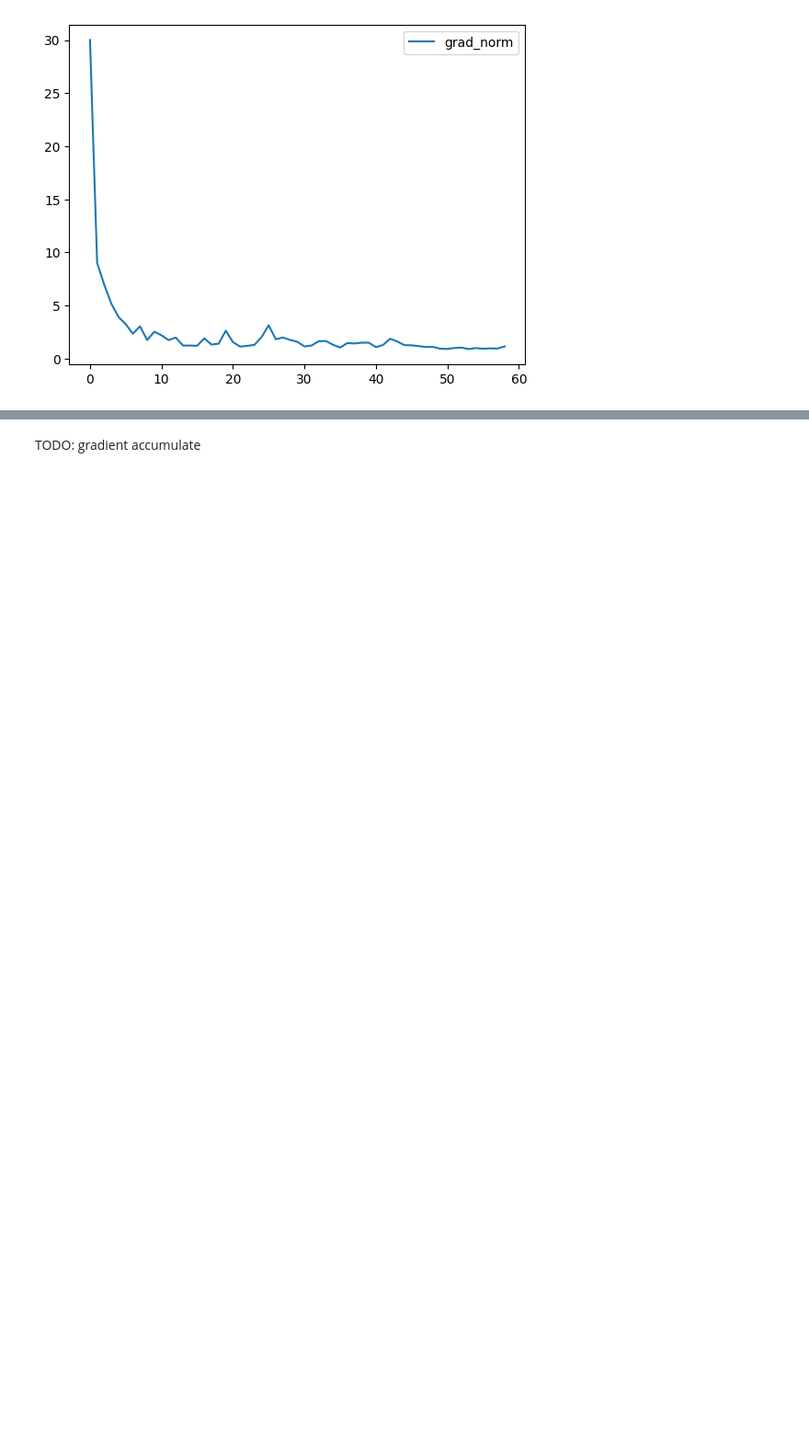
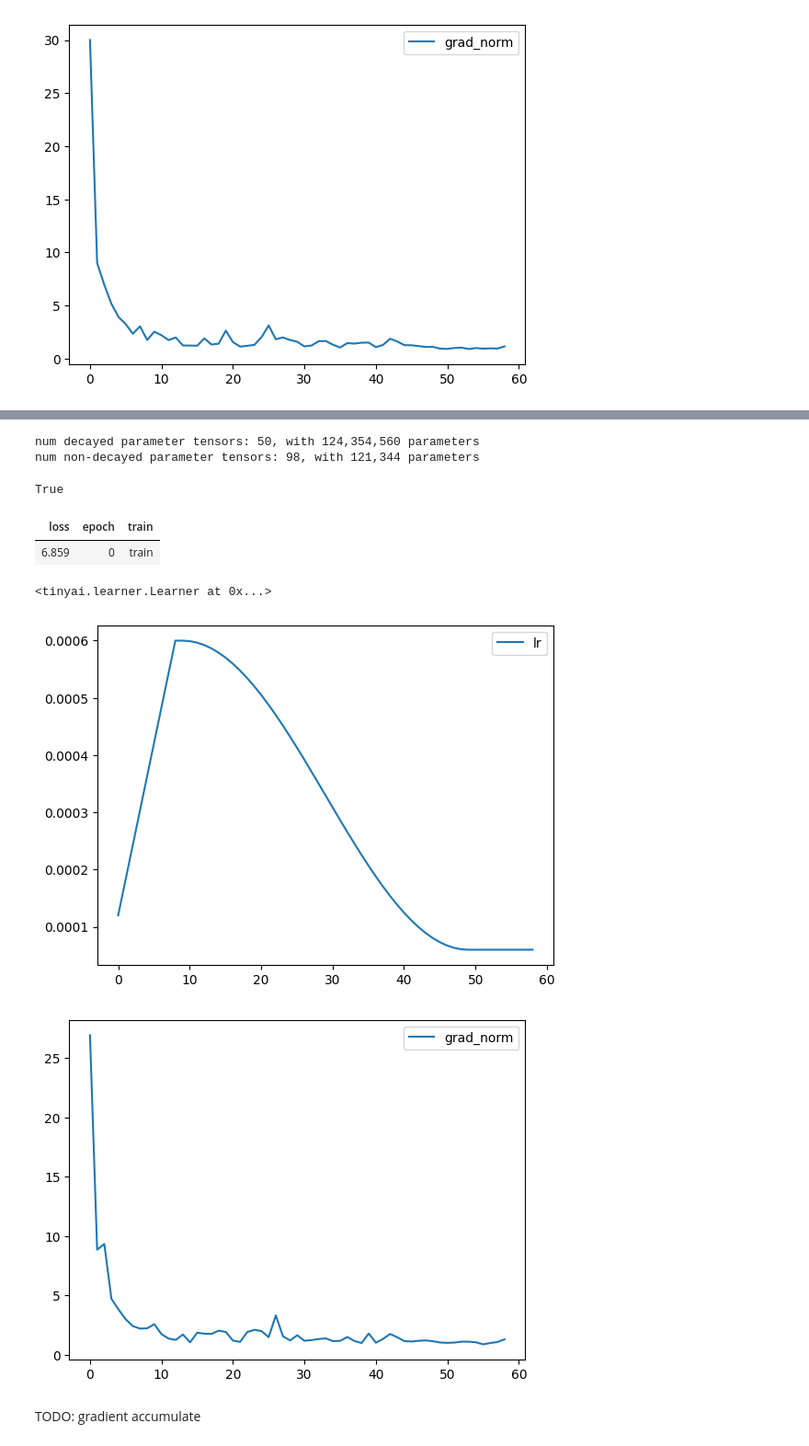
Before and after one commit to sanbaiw/fast-nanogpt, a Jupyter notebook: nbs/pt6-hyperparam.ipynb, the cells around one changed output, grey strips where cells are left out. Shown at 92% size. Cells and saved outputs as stored; diff of their text form; code cells hidden in the pictures; blank space fills up the shorter version.

Commit message:
feat: Add weight decay

```diff
--- a/nbs/pt6-hyperparam.ipynb
+++ b/nbs/pt6-hyperparam.ipynb
@@ -217,0 +305,15 @@ record.plot()
+# %%
+params = list(model.parameters())
+decay_params = [p for p in params if p.dim() >= 2]
+nodecay_params = [p for p in params if p.dim() < 2]
+num_decay_params = sum(p.numel() for p in decay_params)
+num_nodecay_params = sum(p.numel() for p in nodecay_params)
+print(
+    f"num decayed parameter tensors: {len(decay_params)}, with {num_decay_params:,} parameters"
+)
+print(
+    f"num non-decayed parameter tensors: {len(nodecay_params)}, with {num_nodecay_params:,} parameters"
+)
+# %% [output]
+num decayed parameter tensors: 50, with 124,354,560 parameters
+num non-decayed parameter tensors: 98, with 121,344 parameters
@@ -217,0 +327,4 @@ record.plot()
+# %%
+use_fused_adam
+# %% [output]
+True
@@ -217,0 +347,13 @@ record.plot()
+# %%
+# fused adam requires parameters to be on cuda, move model to cuda before creating optimizer
+model = get_model().to(default_device)
+fit(model, opt_func=get_optimizer, xtra_cbs=[record, schd], lr=6e-4)
+# %% [output]
+| loss | epoch | train |
+| 6.859 | 0 | train |
+<tinyai.learner.Learner at 0x...>
+# %%
+record.plot()
+# %% [output]
+[figure, added]
+[figure, added]
```
Also changed, not shown: parts of 12 cells of this notebook, 2 other files.
